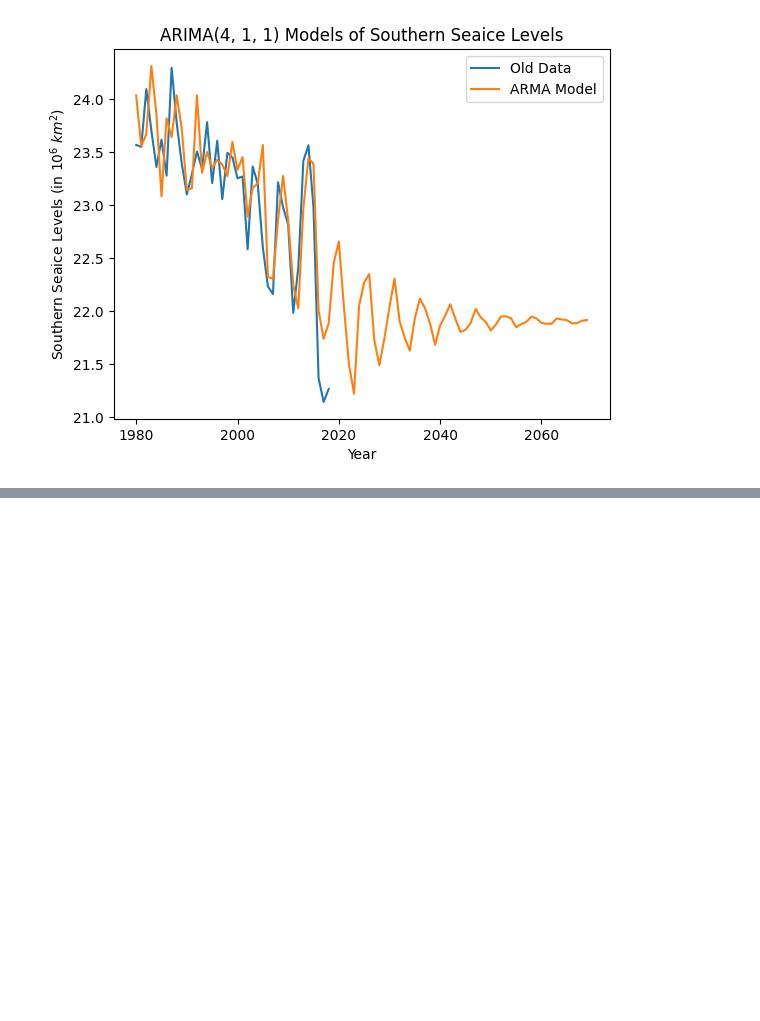
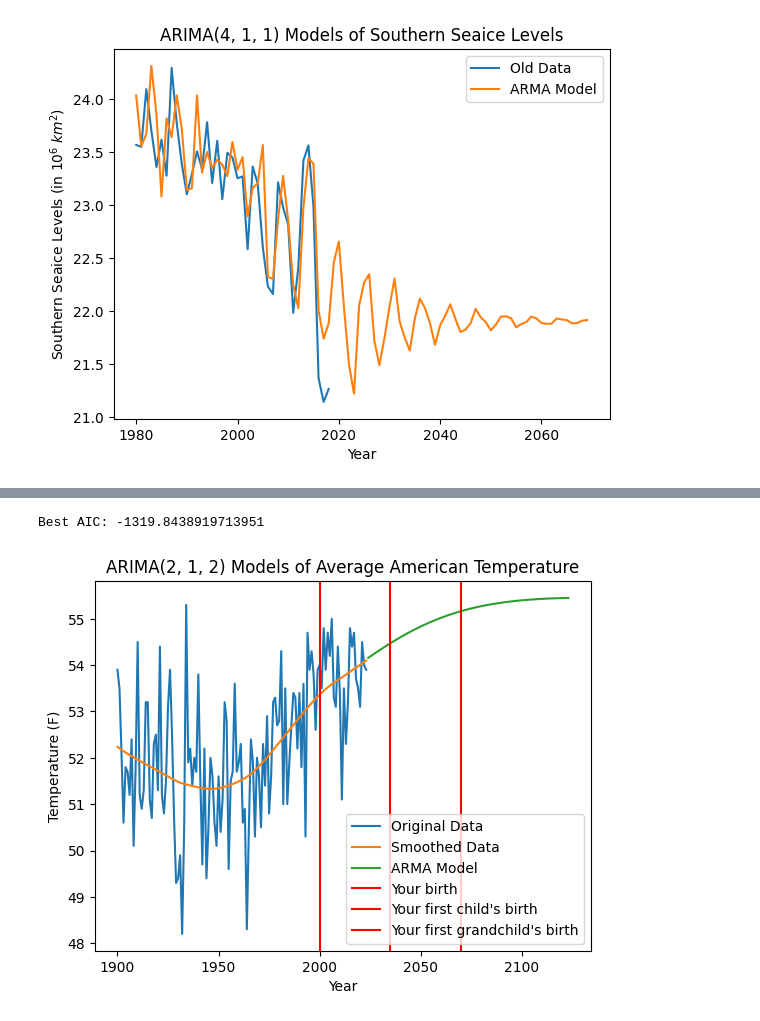
Before and after one commit to EthanPrimes/modeling_climate_change, a Jupyter notebook: arima_models.ipynb, the cells around one changed output, grey strips where cells are left out. Drawn from its saved outputs; the diff is of its cells as text; code cells hidden in the pictures; blank space fills up the shorter version.

```diff
--- a/arima_models.ipynb
+++ b/arima_models.ipynb
@@ -353,0 +383,47 @@ Best AIC: 1026.3085935581428
+# %%
+# Training ARIMA on the smoothed average temperature dataset
+y = avtemp_df['temp'].copy()  # The dataset
+z = smoothed_level
+n = 100  # The number of predictions to make into the future
+
+with warnings.catch_warnings():
+    warnings.simplefilter("ignore", ConvergenceWarning)
+    warnings.simplefilter("ignore", UserWarning)
+    # Determining optimal hyperparameters
+    p_max, q_max, d_max = 4, 4, 3
+    opt_p, opt_q, opt_d = None, None, None
+    best_aic = float("inf")
+    for p in range(1, p_max + 1):
+        for q in range(1, q_max + 1):
+            for d in range(0, d_max + 1):
+                # model = ARIMA(z, order=(p, d, q)).fit(method='innovations_mle')
+                model = ARIMA(z, order=(p, d, q)).fit(method='statespace')
+                if model.aic < best_aic:
+                    best_aic = model.aic
+                    opt_p = p
+                    opt_q = q
+                    opt_d = d
+
+# Determining the optimal AIC
+print(f"Best AIC: {best_aic}")
+
+# Intialize the ARIMA model with optimal parameters
+model = ARIMA(z, order=(opt_p, opt_d, opt_q)).fit(method='statespace')
+
+# Predict from the beginning of the model to n observations in the future
+pred = model.predict(start=len(z), end=len(z) + n)
+pred_index = pd.RangeIndex(y.index[-1], y.index[-1] + n + 1, 1)
+plt.plot(y.index, y, label="Original Data")
+plt.plot(y.index, z, label="Smoothed Data")
+plt.plot(pred_index[1:], pred[1:], label="ARMA Model")
+plt.xlabel("Year")
+plt.ylabel(r"Temperature (F)")
+plt.title(f"ARIMA({opt_p}, {opt_d}, {opt_q}) Models of Average American Temperature")
+plt.axvline(2000, c="red", label="Your birth")
+plt.axvline(2035, c="red", label="Your first child's birth")
+plt.axvline(2070, c="red", label="Your first grandchild's birth")
+plt.legend()
+plt.show()
+# %% [output]
+Best AIC: -1319.8438919713951
+[figure, added]
```
Also changed, not shown: parts of 4 cells of this notebook, 14 other files.
